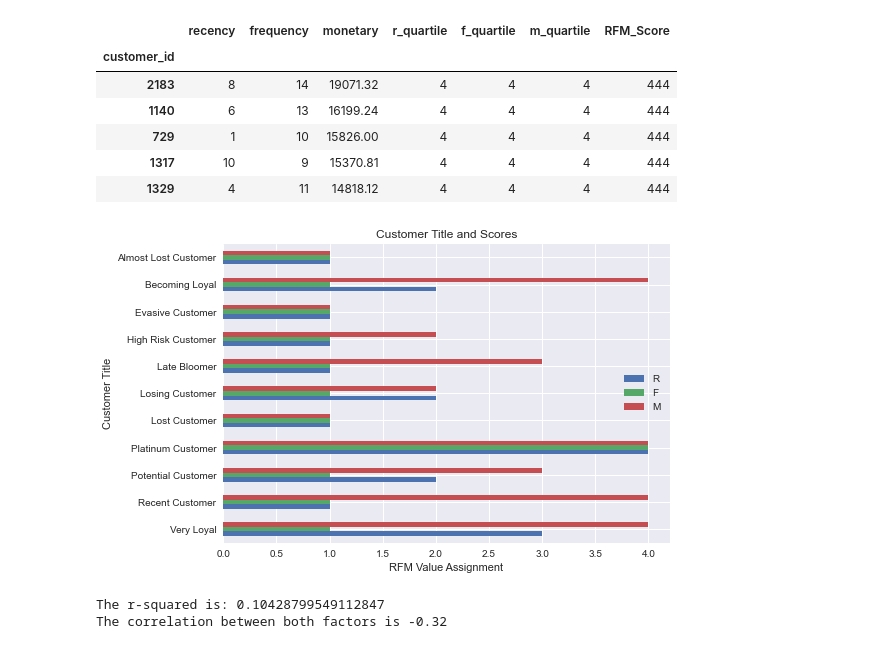
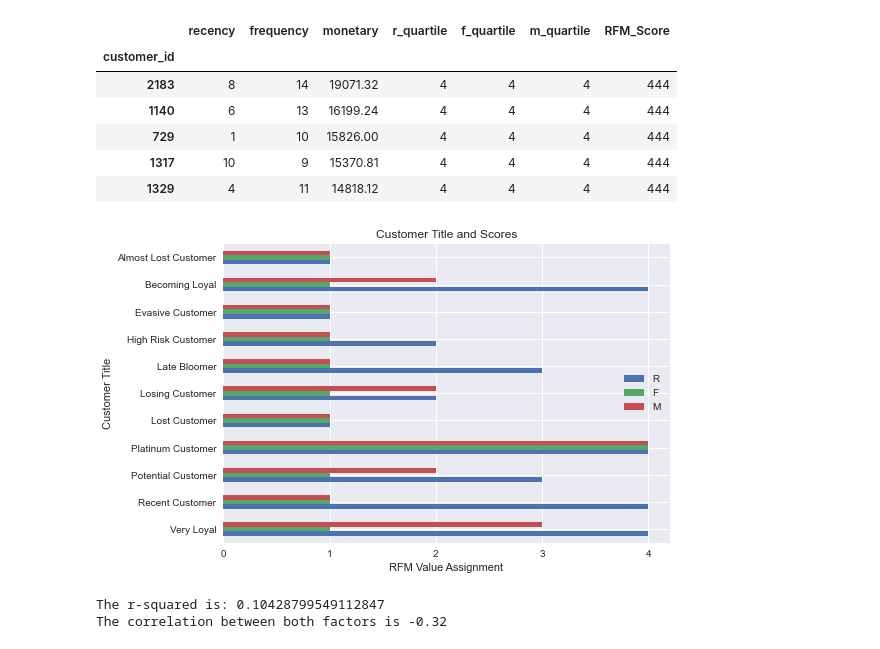
Before and after one commit to jeremychiaa/kpmg-virtual-internship, a Jupyter notebook: sprocket_script.ipynb, the cells around one changed output. Cells and saved outputs as stored; diff of their text form; code cells hidden in the pictures.

Commit message:
customer distribution

```diff
--- a/sprocket_script.ipynb
+++ b/sprocket_script.ipynb
@@ -566,32 +566,34 @@ rfm[rfm["RFM_Score"]=="444"].sort_values('monetary', ascending=False).head()
 # %%
 # Define customer titles and their respective rfm scores
 customer_titles = dict([
-    ("Very Loyal", [3, 1, 4]),
-    ("Recent Customer", [1, 1, 4]),
-    ("Potential Customer", [2, 1, 3]),
+    ("Very Loyal", [4, 1, 3]),
+    ("Recent Customer", [4, 1, 1]),
+    ("Potential Customer", [3, 1, 2]),
     ("Platinum Customer", [4, 4, 4]),
     ("Lost Customer", [1, 1, 1]),
     ("Losing Customer", [2, 1, 2]),
-    ("Late Bloomer", [1, 1, 3]),
-    ("High Risk Customer", [1, 1, 2]),
+    ("Late Bloomer", [3, 1, 1]),
+    ("High Risk Customer", [2, 1, 1]),
     ("Evasive Customer", [1, 1, 1]),
-    ("Becoming Loyal", [2, 1, 4]),
+    ("Becoming Loyal", [4, 1, 2]),
     ("Almost Lost Customer", [1, 1, 1])
 ])
 
 # Convert to dataframe
 # .T transposes letter categories to the x-axis
 customer_titles_df = pd.DataFrame(customer_titles).T
 
 # Visualise
 customer_titles_df.plot(kind="barh")
 plt.title("Customer Title and Scores")
 plt.xlabel("RFM Value Assignment")
 plt.ylabel("Customer Title")
 plt.legend(["R", "F", "M"])
+xticks=[0, 1, 2, 3, 4]
+plt.xticks(np.arange(5), xticks)
 plt.savefig("output/customer_title_and_scores.png")
 # %% [output]
-[figure, old version]
+[figure, new version]
 # %%
 # Create a function to plot linear regression
 def create_linear_regression_plot(x_values, y_values, x_label, y_label, line_placement, ylim=None):
```
Also changed, not shown: parts of 3 cells of this notebook, 2 other files.
